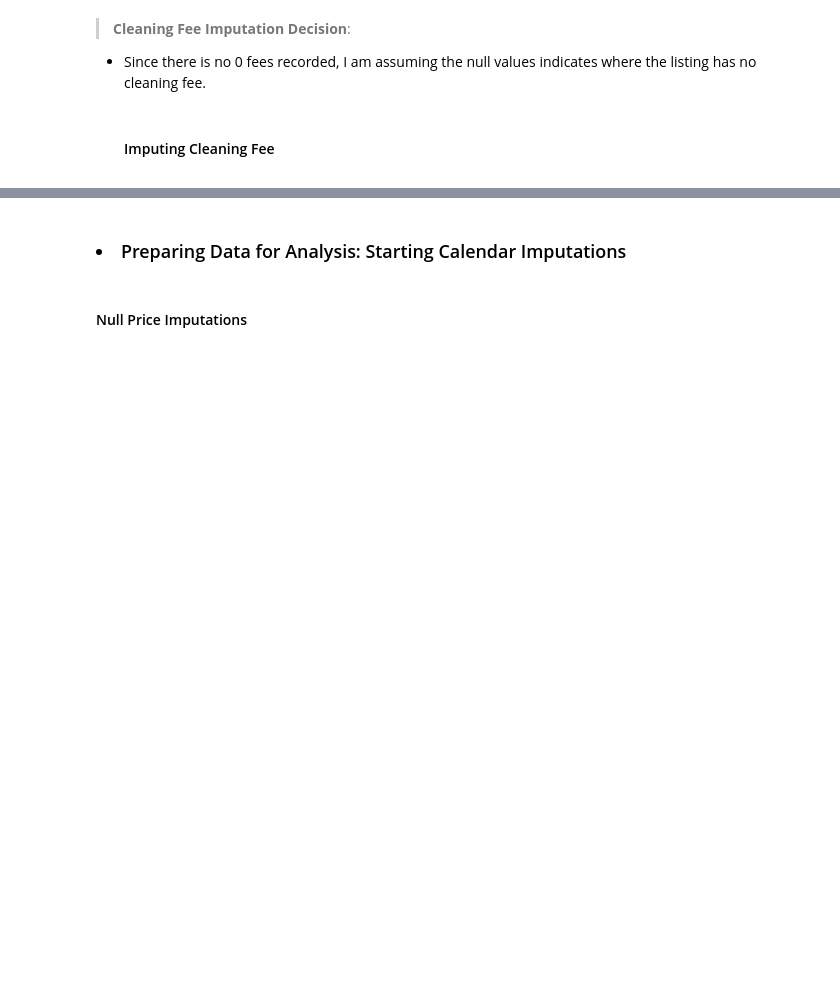
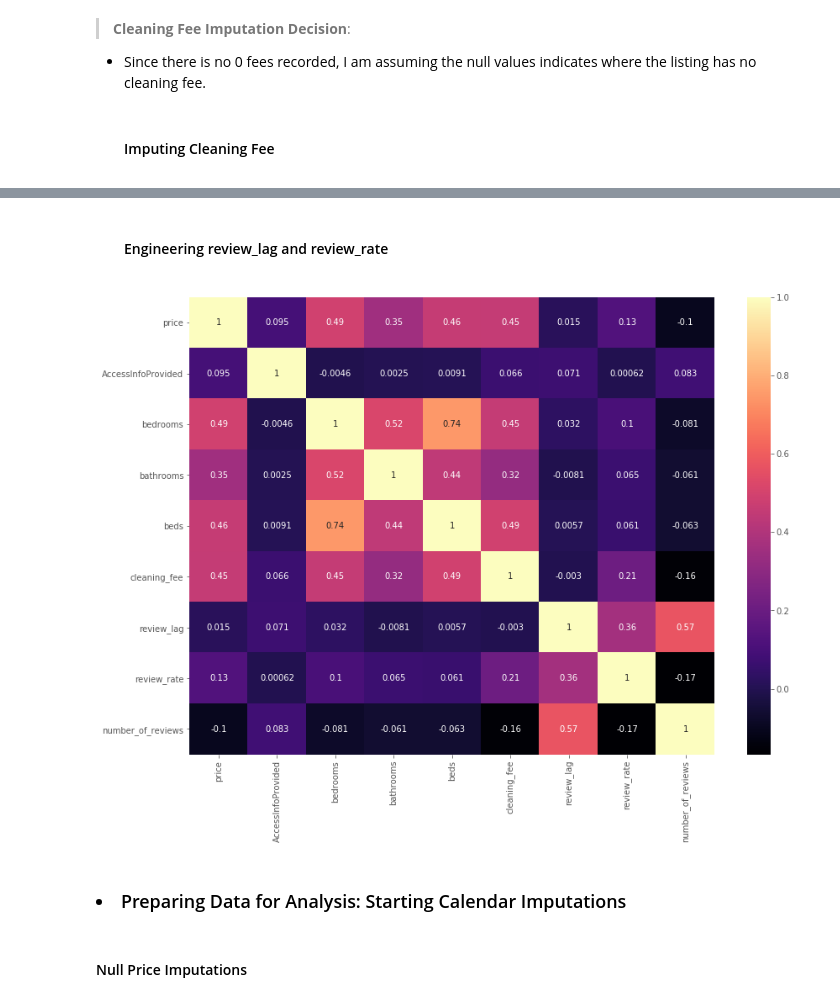
Before and after one commit to samlexrod/airbnb_ml, a Jupyter notebook: Airbnb_Analysis.ipynb, the cells around one changed output, grey strips where cells are left out. Cells and saved outputs as stored; diff of their text form; code cells hidden in the pictures; blank space fills up the shorter version.

Commit message:
Removals, Engineering, Imputations

```diff
--- a/Airbnb_Analysis.ipynb
+++ b/Airbnb_Analysis.ipynb
@@ -986,0 +1153,2 @@ Index(['first_review', 'last_review', 'number_of_reviews',
+# %% [markdown]
+#### <ol> Engineering review_lag and review_rate
@@ -987,3 +1169,9 @@ Index(['first_review', 'last_review', 'number_of_reviews',
+# %%
+review_targets = ['review_lag', 'review_rate', 'number_of_reviews']
+correlation_columns = correlation_columns + review_targets
+correlation_status(correlation_columns)
+# %% [output]
+[figure, added]
 # %% [markdown]
 ### <li> Preparing Data for Analysis: Starting Calendar Imputations
 # %%
```
Also changed, not shown: parts of 46 cells of this notebook.
